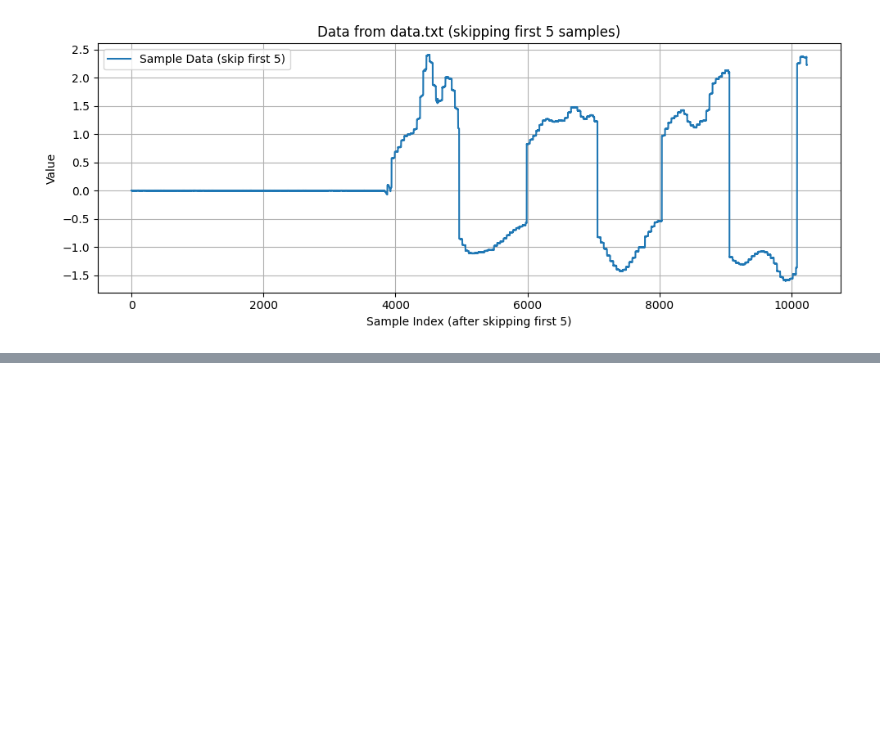
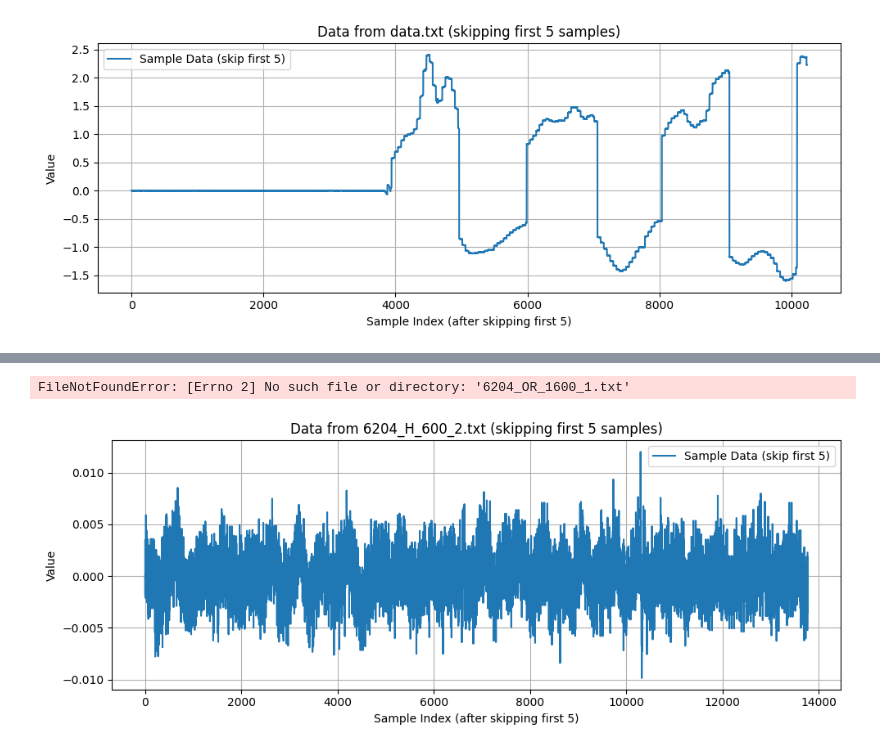
Before and after one commit to Kseorang1218/TmpRep, a Jupyter notebook: pic.ipynb, the cells around one changed output, grey strips where cells are left out. Drawn from its saved outputs; the diff is of its cells as text; code cells hidden in the pictures; blank space fills up the shorter version.

```diff
--- a/pic.ipynb
+++ b/pic.ipynb
@@ -60,0 +91,60 @@ plt.show()
+# %%
+import matplotlib.pyplot as plt
+
+# 파일에서 데이터 읽기
+data_file = '6204_OR_1400_1.txt'
+data = []
+
+with open(data_file, 'r') as f:
+    for line in f:
+        try:
+            value = float(line.strip())
+            data.append(value)
+        except ValueError:
+            continue  # 혹시 숫자가 아닌 줄이 있을 경우 무시
+
+# 초기 5개 값 무시
+data_to_plot = data[5:]
+
+# 그래프 그리기
+plt.figure(figsize=(10, 4))
+plt.plot(data_to_plot, label='Sample Data (skip first 5)')
+plt.xlabel('Sample Index (after skipping first 5)')
+plt.ylabel('Value')
+plt.title(f'Data from {data_file} (skipping first 5 samples)')
+plt.legend()
+plt.grid(True)
+plt.tight_layout()
+plt.show()
+# %% [output]
+FileNotFoundError: [Errno 2] No such file or directory: '6204_OR_1600_1.txt'
+# %%
+import matplotlib.pyplot as plt
+
+# 파일에서 데이터 읽기
+data_file = '6204_H_600_2.txt'
+data = []
+
+with open(data_file, 'r') as f:
+    for line in f:
+        try:
+            value = float(line.strip())
+            data.append(value)
+        except ValueError:
+            continue  # 혹시 숫자가 아닌 줄이 있을 경우 무시
+
+# 초기 5개 값 무시
+data_to_plot = data[5:]
+
+# 그래프 그리기
+plt.figure(figsize=(10, 4))
+plt.plot(data_to_plot, label='Sample Data (skip first 5)')
+plt.xlabel('Sample Index (after skipping first 5)')
+plt.ylabel('Value')
+plt.title(f'Data from {data_file} (skipping first 5 samples)')
+plt.legend()
+plt.grid(True)
+plt.tight_layout()
+plt.show()
+# %% [output]
+[figure, added]
```
Also changed, not shown: parts of 4 cells of this notebook, 25 other files.
